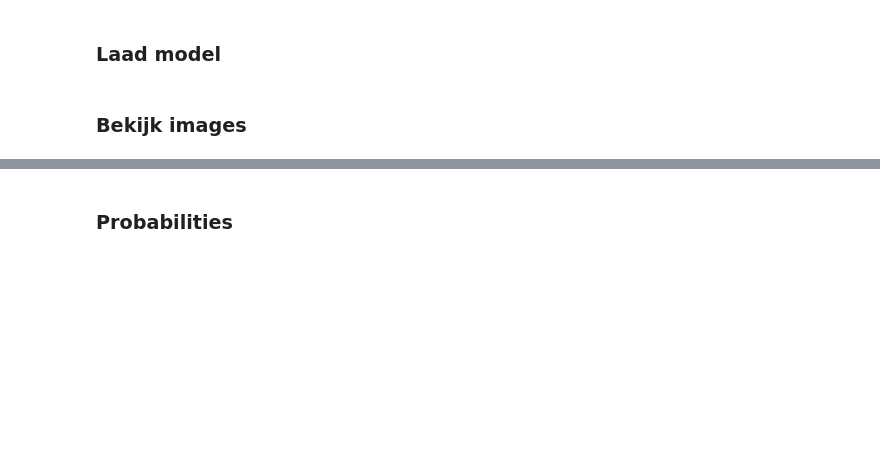
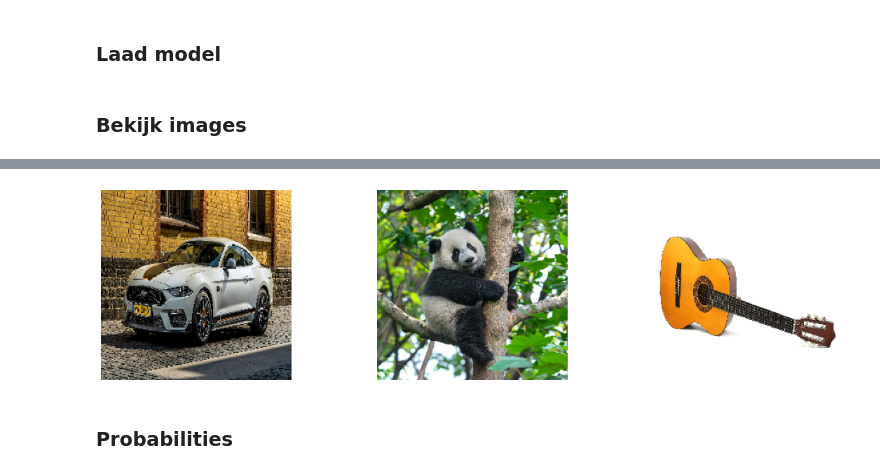
Before and after one commit to Mysurii/Minoi-AAI, a Jupyter notebook: Deep Learning/l2/images.ipynb, the cells around one changed output, grey strips where cells are left out. Drawn from its saved outputs; the diff is of its cells as text; code cells hidden in the pictures; blank space fills up the shorter version.

```diff
--- a/Deep Learning/l2/images.ipynb
+++ b/Deep Learning/l2/images.ipynb
@@ -29,8 +28,0 @@ gitaar = imread('guitar.jpg')
-# %%
-images = np.array([mustang, panda, gitaar], dtype='object')
-print(images.shape)
-
-for image in images:
-    plt.imshow(image)
-    plt.axis('off')
-    plt.show()
@@ -42,3 +29,21 @@ for image in images:
+# %%
+target_size = (224, 224)
+# %%
+mustang = image.img_to_array(image.load_img('mustang.jpg', target_size=target_size))/255
+panda = image.img_to_array(image.load_img('panda.jpg', target_size=target_size))/255
+gitaar = image.img_to_array(image.load_img('guitar.jpg', target_size=target_size))/255
+# %%
+images = [mustang, panda, gitaar]
+# %%
+fig, axes = plt.subplots(1,3, figsize=(20,5))
+
+for i, img in enumerate(images):
+    axes[i].imshow(img)
+    axes[i].axis('off')
+
+plt.show()
+# %% [output]
+[figure, added]
 # %% [markdown]
 ### Probabilities
 # %%
```
Also changed, not shown: parts of 8 cells of this notebook, 1 other file.
